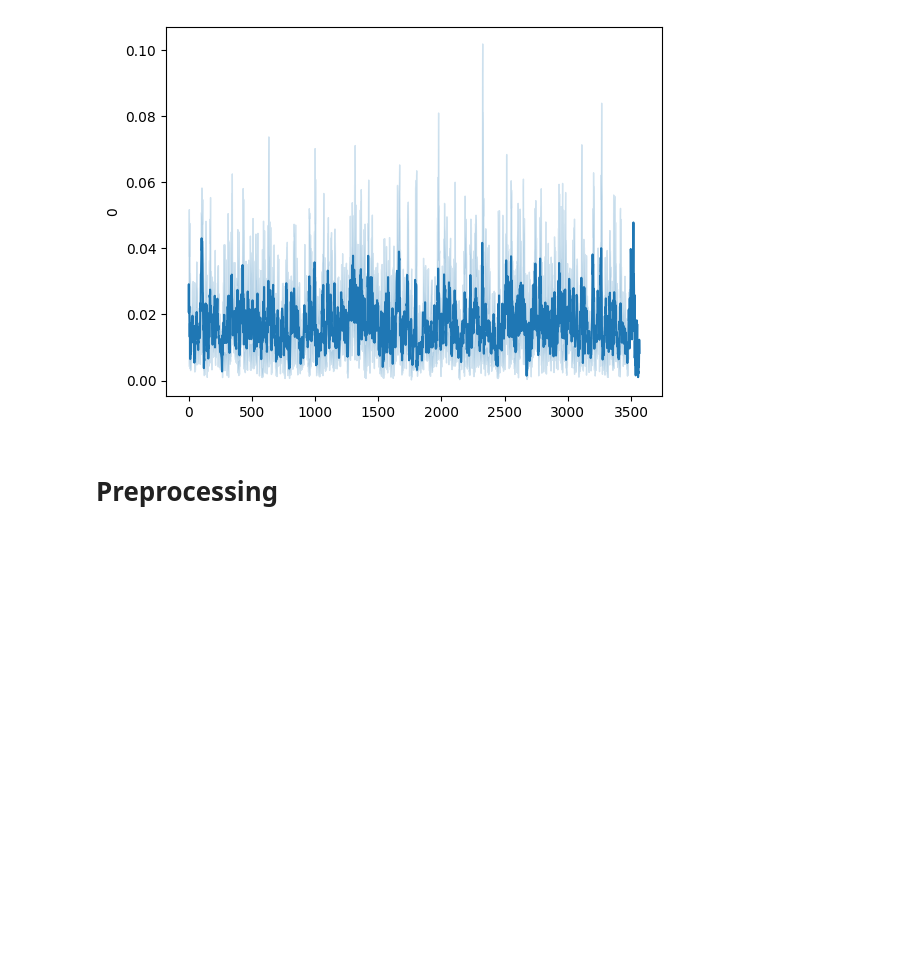
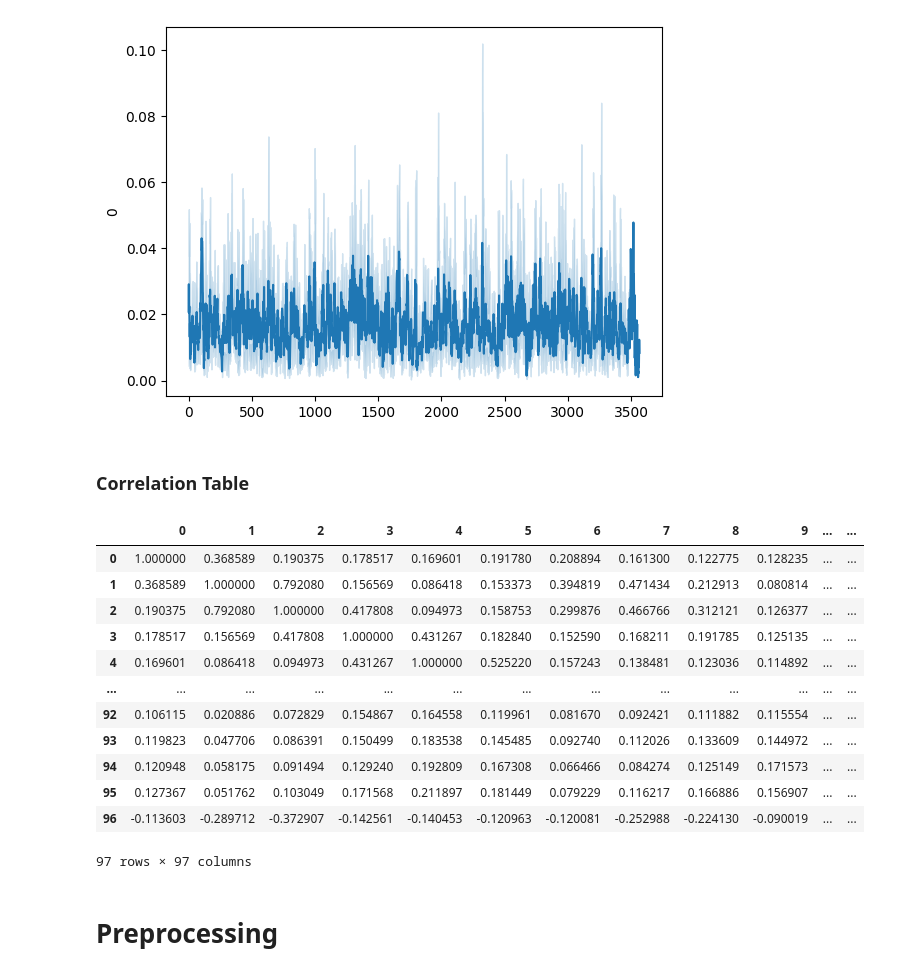
Before and after one commit to nsandlin1/EEG_Mining, a Jupyter notebook: EEG_Mining_Colab.ipynb, the cells around one changed output. Cells and saved outputs as stored; diff of their text form; code cells hidden in the pictures; blank space fills up the shorter version.

```diff
--- a/EEG_Mining_Colab.ipynb
+++ b/EEG_Mining_Colab.ipynb
@@ -98,6 +80,25 @@ Int64Index([   0,    1,    2,    3,    4,    5,    6,    7,    8,    9,
            dtype='int64', length=10528)
 <Axes: ylabel='0'>
 [figure]
+# %% [markdown]
+### Correlation Table
+# %%
+# linear correlation
+train_subject1.corr(method='pearson')
+# %% [output]
+|  | 0 | 1 | 2 | 3 | 4 | 5 | 6 | 7 | 8 | 9 | ... | ... |
+| 0 | 1.000000 | 0.368589 | 0.190375 | 0.178517 | 0.169601 | 0.191780 | 0.208894 | 0.161300 | 0.122775 | 0.128235 | ... | ... |
+| 1 | 0.368589 | 1.000000 | 0.792080 | 0.156569 | 0.086418 | 0.153373 | 0.394819 | 0.471434 | 0.212913 | 0.080814 | ... | ... |
+| 2 | 0.190375 | 0.792080 | 1.000000 | 0.417808 | 0.094973 | 0.158753 | 0.299876 | 0.466766 | 0.312121 | 0.126377 | ... | ... |
+| 3 | 0.178517 | 0.156569 | 0.417808 | 1.000000 | 0.431267 | 0.182840 | 0.152590 | 0.168211 | 0.191785 | 0.125135 | ... | ... |
+| 4 | 0.169601 | 0.086418 | 0.094973 | 0.431267 | 1.000000 | 0.525220 | 0.157243 | 0.138481 | 0.123036 | 0.114892 | ... | ... |
+| ... | ... | ... | ... | ... | ... | ... | ... | ... | ... | ... | ... | ... |
+| 92 | 0.106115 | 0.020886 | 0.072829 | 0.154867 | 0.164558 | 0.119961 | 0.081670 | 0.092421 | 0.111882 | 0.115554 | ... | ... |
+| 93 | 0.119823 | 0.047706 | 0.086391 | 0.150499 | 0.183538 | 0.145485 | 0.092740 | 0.112026 | 0.133609 | 0.144972 | ... | ... |
+| 94 | 0.120948 | 0.058175 | 0.091494 | 0.129240 | 0.192809 | 0.167308 | 0.066466 | 0.084274 | 0.125149 | 0.171573 | ... | ... |
+| 95 | 0.127367 | 0.051762 | 0.103049 | 0.171568 | 0.211897 | 0.181449 | 0.079229 | 0.116217 | 0.166886 | 0.156907 | ... | ... |
+| 96 | -0.113603 | -0.289712 | -0.372907 | -0.142561 | -0.140453 | -0.120963 | -0.120081 | -0.252988 | -0.224130 | -0.090019 | ... | ... |
+97 rows × 97 columns
 # %% [markdown]
 # Preprocessing
 # %%
```
Also changed, not shown: parts of 1 cell of this notebook.
